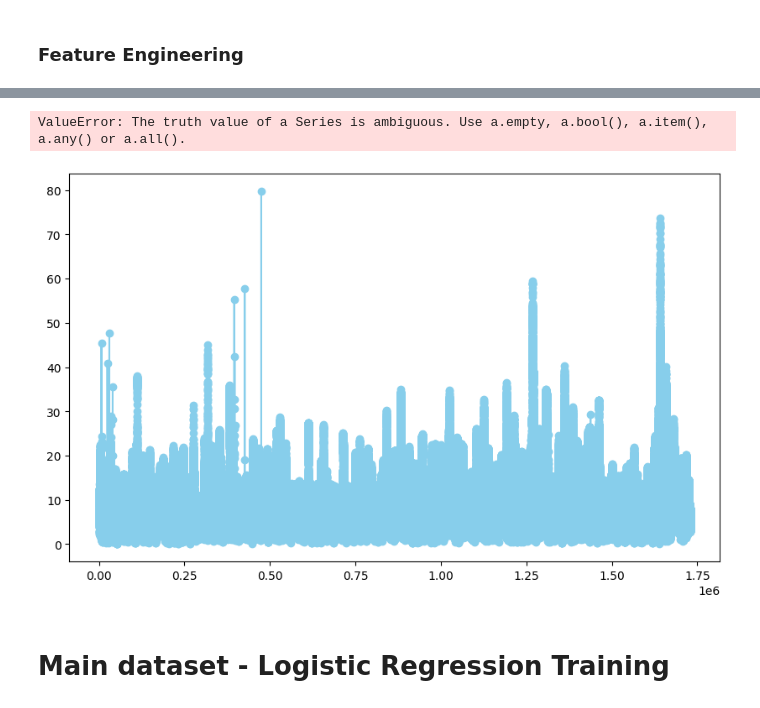
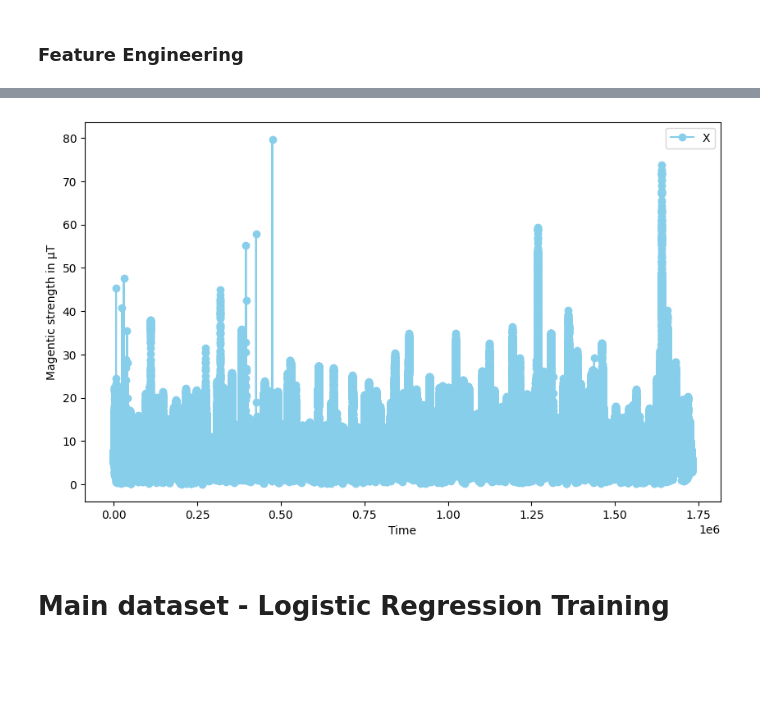
Before and after one commit to cchan083/AstroPi, a Jupyter notebook: Logistic Regressor and Data Analysis/space_weather_analysis.ipynb, the cells around one changed output, grey strips where cells are left out. Drawn from its saved outputs; the diff is of its cells as text; code cells hidden in the pictures; blank space fills up the shorter version.

```diff
--- a/Logistic Regressor and Data Analysis/space_weather_analysis.ipynb
+++ b/Logistic Regressor and Data Analysis/space_weather_analysis.ipynb
@@ -103,8 +86,6 @@ plt.savefig('plot.png')
 [figure]
 # %% [markdown]
 ### Feature Engineering
-# %%
-clean_train_a['filtered_x'] = clean_train_a['bx_gse']
 # %%
 filtered_train_a = clean_train_a.dropna()
 filtered_train_a.shape
@@ -112,0 +104,5 @@ filtered_train_a.shape
+# %%
+standard_deviation = filtered_train_a['Magnitude'].std()
+lower_threshold = standard_deviation * -3
+higher_threshold = standard_deviation * 3
+lower_threshold
@@ -112,0 +111,4 @@ filtered_train_a.shape
+# %%
+#clean_train_a['Irregular_Activity'] = (clean_train_a['bx_gse'] > higher_q + (1.5*iqr) ) | (clean_train_a['bx_gse'] < lower_q - (1.5 * iqr) )
+filtered_train_a['Irregular_Activity'] = (filtered_train_a['Magnitude'] > higher_threshold) | (filtered_train_a['Magnitude'] < lower_threshold)
+filtered_train_a.loc[filtered_train_a['Irregular_Activity'] == True, ['Magnitude']]
@@ -113,3 +129,5 @@ filtered_train_a.shape
+# %%
+filtered_train_a['filtered_x'] = clean_train_a['bx_gse']
 # %%
 filtered_train_a.loc[filtered_train_a['Irregular_Activity'] == True]
 # %% [output]
@@ -139,24 +147,23 @@ filtered_train_a.head()
 # %%
 fig, ax = plt.subplots(figsize=(10,6))
 
 mag_high_thresh = 3 * filtered_train_a['Magnitude']
 
 
 ax.plot(filtered_train_a.index, filtered_train_a['Magnitude'], color= 'skyblue', marker = 'o', label='X')
 
-ax.axhline(y=mag_high_thresh, color='black', linestyle='dashed')
+
 
 
 
 ax.set_xlabel('Time')
 ax.set_ylabel('Magentic strength in μT')
 
 
 ax.legend()
 plt.savefig('plot.png')
 # %% [output]
-ValueError: The truth value of a Series is ambiguous. Use a.empty, a.bool(), a.item(), a.any() or a.all().
-[figure, old version]
+[figure, new version]
 # %% [markdown]
 # Main dataset - Logistic Regression Training
 # %%
```
Also changed, not shown: parts of 20 cells of this notebook, 2 other files.
